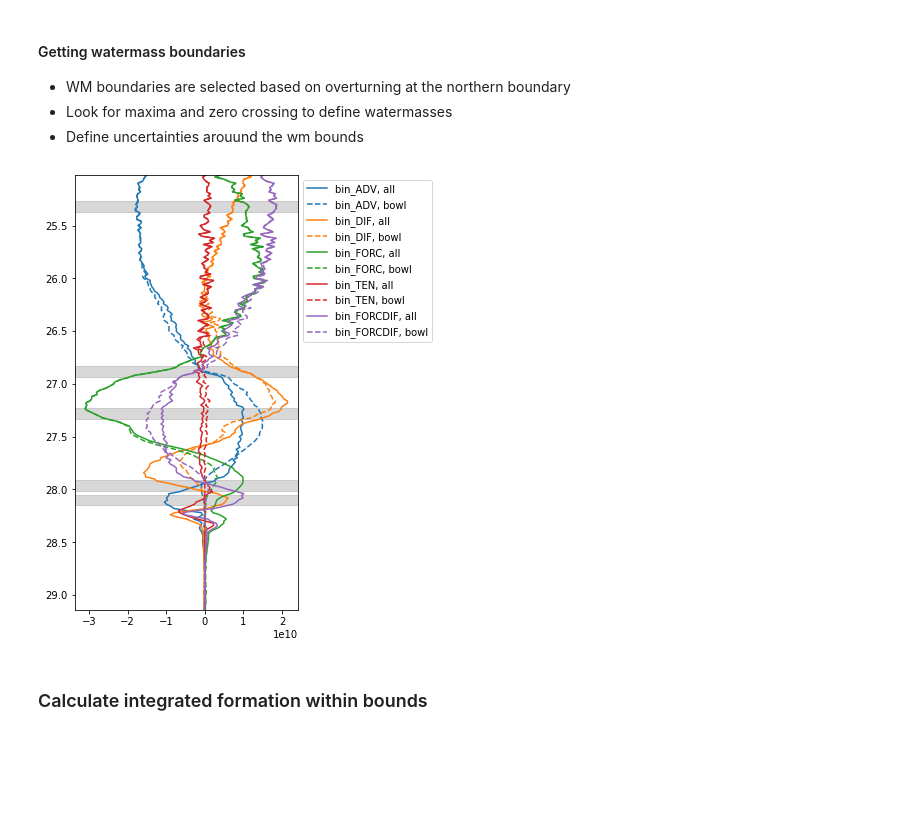
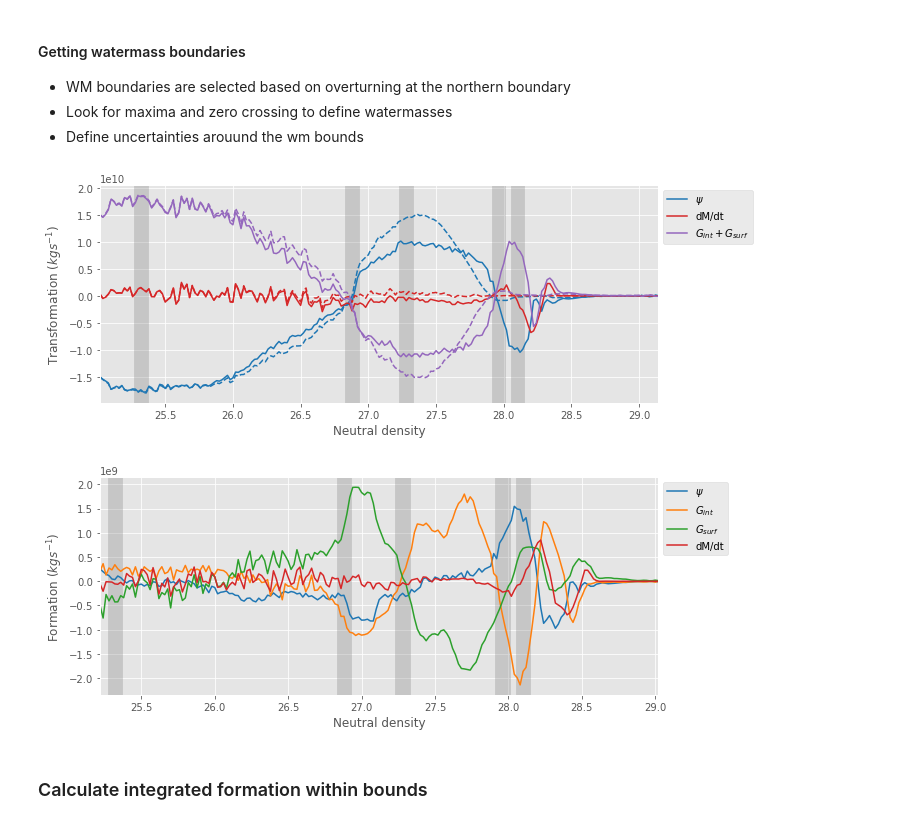
Before and after one commit to gmacgilchrist/so_decadal_variability, a Jupyter notebook: notebooks/ECCOv4r4/draw_ucdw.ipynb, the cells around one changed output. Cells and saved outputs as stored; diff of their text form; code cells hidden in the pictures; blank space fills up the shorter version.

Commit message:
preparing figures

```diff
--- a/notebooks/ECCOv4r4/draw_ucdw.ipynb
+++ b/notebooks/ECCOv4r4/draw_ucdw.ipynb
@@ -9,8 +9,10 @@
 import xarray as xr
 import so_decadal_variability as so
 import matplotlib.pyplot as plt
+import matplotlib.pylab as plb
 import numpy as np
 import utils.operations as op
+plt.style.use('ggplot')
 # %%
 rootdir = '../../data/processed/ECCO/'
 regions = ['all','bowl']
@@ -34,8 +36,11 @@ terms = ['bin_ADV','bin_DIF','bin_FORC','bin_TEN','bin_FORCDIF']
 colors = {'bin_ADV':'tab:blue','bin_DIF':'tab:orange',
           'bin_FORC':'tab:green','bin_TEN':'tab:red',
           'bin_FORCDIF':'tab:purple'}
-terms_abbr = ['bin_ADV','bin_TEN','bin_FORCDIF']
-terms_bowl = ['bin_FORC','bin_DIF','bin_FORCDIF']
+names = {'bin_ADV':'$\psi$','bin_DIF':'$G_{int}$',
+          'bin_FORC':'$G_{surf}$','bin_TEN':'dM/dt',
+          'bin_FORCDIF':'$G_{int}+G_{surf}$'}
+terms_abbr = ['bin_TEN','bin_ADV','bin_FORCDIF']
+terms_bowl = ['bin_FORCDIF','bin_FORC','bin_DIF']
 linestyles = {'all':'-','bowl':'--'}
 # %% [markdown]
 #### Getting watermass boundaries
@@ -55,22 +60,54 @@ bounds
 dr = 0.1
 # %%
 # Plot time-mean watermass transformation
-fig,ax = plt.subplots(figsize=(4,8))
-for term in terms:
+fig,ax = plt.subplots(figsize=(10,4))
+for term in terms_abbr:
     for region in regions:
-        ax.plot(ds[region][term].mean('time'),ds[region]['gamma_n'],
-                label=term+', '+region,color=colors[term],linestyle=linestyles[region])
-ax.invert_yaxis()
+        if region=='all':
+            label=names[term]
+        else:
+            label=None
+        ax.plot(ds[region]['gamma_n'],ds[region][term].mean('time'),
+                label=label,color=colors[term],linestyle=linestyles[region])
+# ax.invert_yaxis()
+ax.autoscale(enable=True, axis='x', tight=True)
+ax.legend(loc='upper left', bbox_to_anchor=(1, 1))
+ylim = ax.get_ylim()
+for b in bounds:
+    p = plt.Rectangle((b-dr/2,ylim[0]),
+                      dr,np.diff(ylim),color='gray',alpha=0.3)
+    ax.add_patch(p)
 ax.autoscale(enable=True, axis='y', tight=True)
-ax.legend(loc='upper left', bbox_to_anchor=(1, 1))
-xlim = ax.get_xlim()
-for b in bounds:
-    p = plt.Rectangle((xlim[0],b-dr/2),
-                      np.diff(xlim),dr,color='gray',alpha=0.3)
-    ax.add_patch(p)
-ax.autoscale(enable=True, axis='x', tight=True)
+ax.set_ylabel('Transformation ($kgs^{-1}$)')
+ax.set_xlabel('Neutral density')
+
+fig.savefig('../../figures/ECCO_wmt_timemean_abbr.png',dpi=300,)
 # %% [output]
-[figure, old version]
+[figure, new version]
+# %%
+# Plot time-mean watermass formation
+fig,ax = plt.subplots(figsize=(10,4))
+for term in terms[:-1]:
+    region='all'
+    label=names[term]
+    formation = -1*ds[region].diff('gamma_n')
+    ax.plot(formation['gamma_n'],formation[term].mean('time').rolling(gamma_n=10).mean(),
+                label=label,color=colors[term],linestyle=linestyles[region])
+# ax.invert_yaxis()
+ax.autoscale(enable=True, axis='x', tight=True)
+ax.legend(loc='upper left', bbox_to_anchor=(1, 1))
+ylim = ax.get_ylim()
+for b in bounds:
+    p = plt.Rectangle((b-dr/2,ylim[0]),
+                      dr,np.diff(ylim),color='gray',alpha=0.3)
+    ax.add_patch(p)
+ax.autoscale(enable=True, axis='y', tight=True)
+ax.set_ylabel('Formation ($kgs^{-1}$)')
+ax.set_xlabel('Neutral density')
+
+fig.savefig('../../figures/ECCO_wmf_timemean.png',dpi=300)
+# %% [output]
+[figure, added]
 # %% [markdown]
 ### Calculate integrated formation within bounds
 # %%
```
Also changed, not shown: parts of 8 cells of this notebook, 17 other files.
